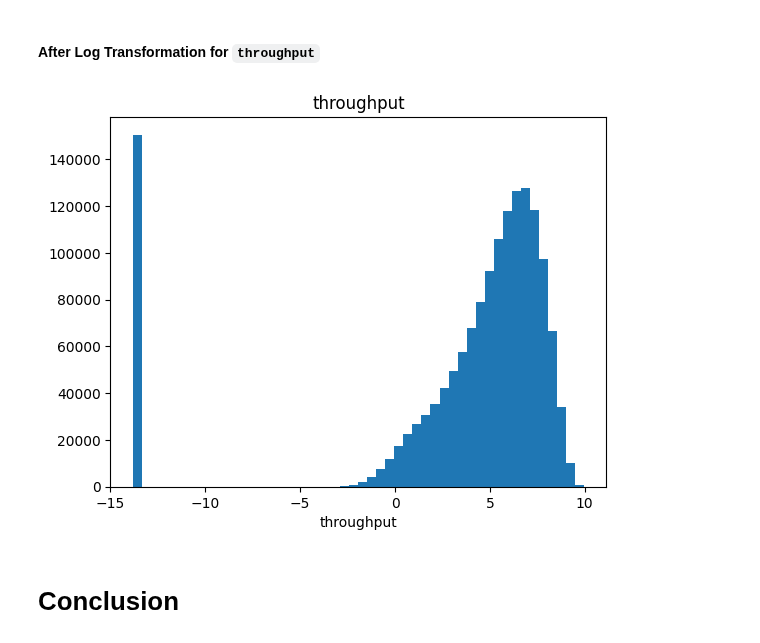
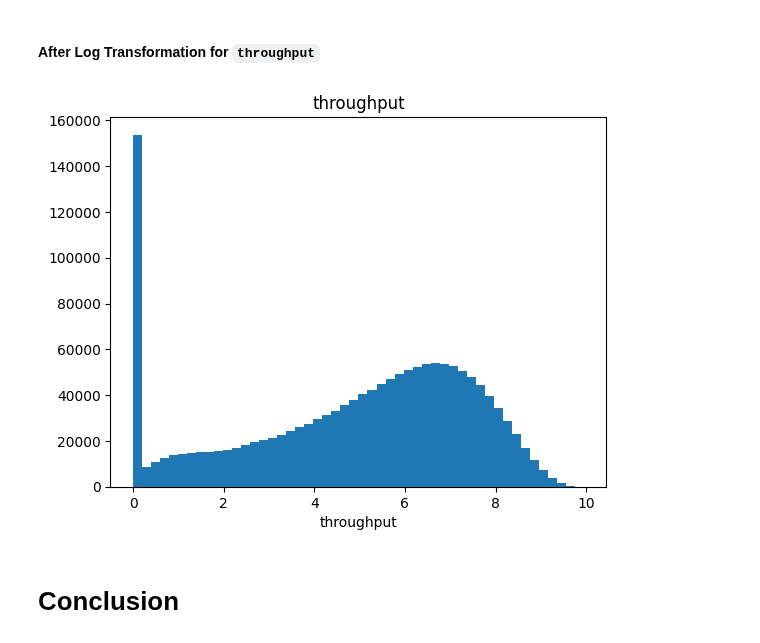
Before and after one commit to johnwslee/extrucal_machine-learning, a Jupyter notebook: notebooks/1_EDA_on_Dataset.ipynb, the cells around one changed output. Cells and saved outputs as stored; diff of their text form; code cells hidden in the pictures.

```diff
--- a/notebooks/1_EDA_on_Dataset.ipynb
+++ b/notebooks/1_EDA_on_Dataset.ipynb
@@ -108,12 +108,12 @@ plt.show();
 #### After Log Transformation for `throughput`
 # %%
 plt.figure()
-plt.hist(np.log(df["throughput"]), bins=50)
+plt.hist(np.log1p(df["throughput"]), bins=50)
 plt.title("throughput")
 plt.xlabel("throughput")
 plt.show();
 # %% [output]
-[figure, old version]
+[figure, new version]
 # %% [markdown]
 # Conclusion
 # %% [markdown]
```
Also changed, not shown: parts of 3 cells of this notebook, 2 other files.
